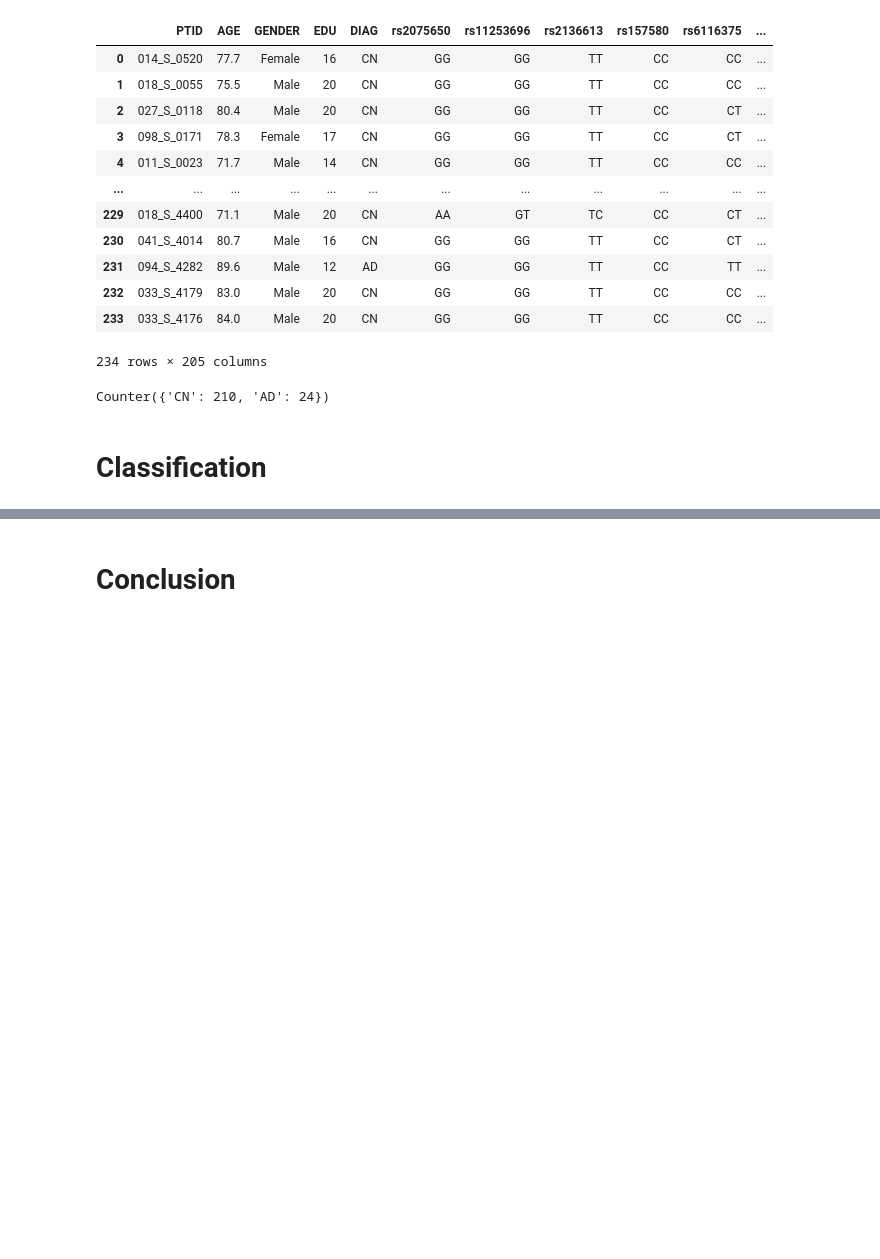
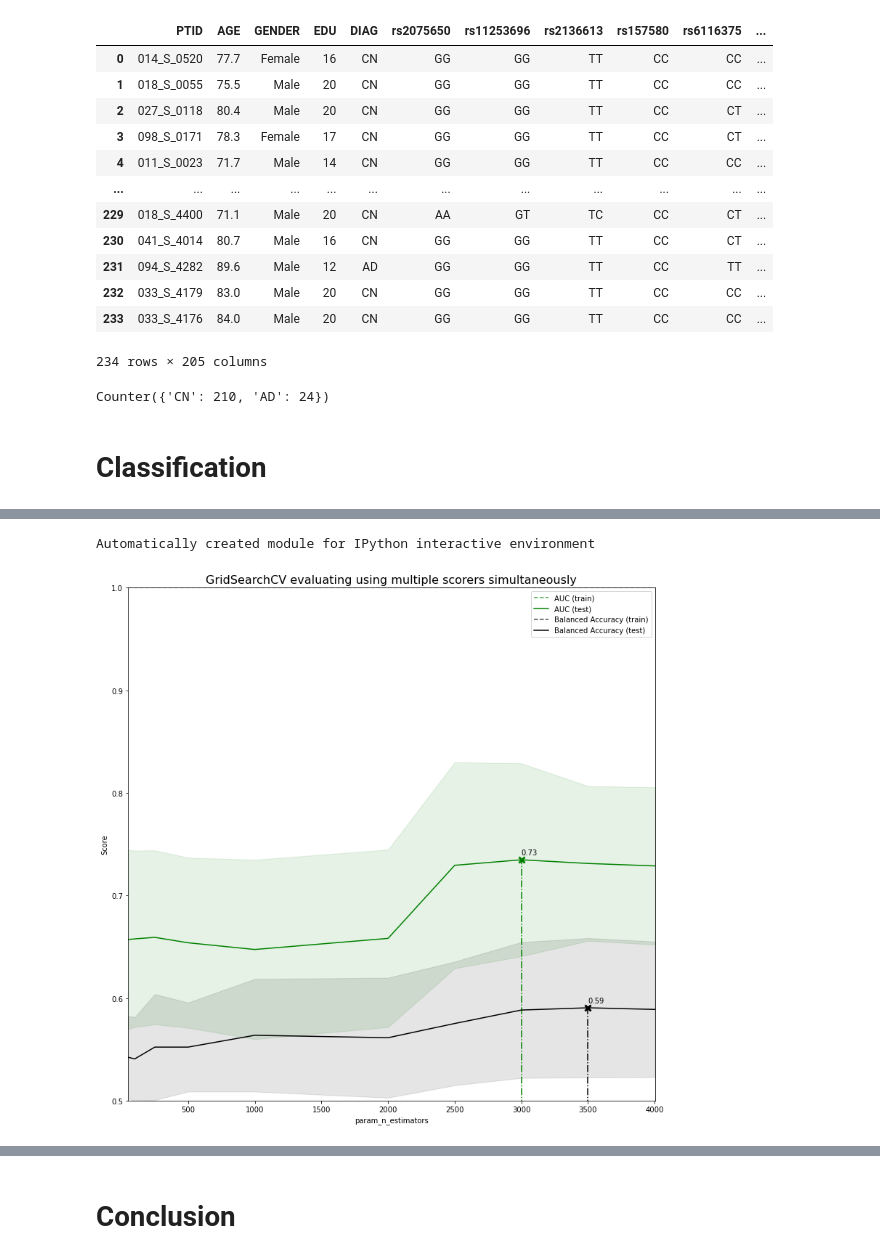
Before and after one commit to mvrl/ADNI_Genetics, a Jupyter notebook: GWAS_Gene_Expr/Classification_using_GWAS_GeneExpr.ipynb, the cells around one changed output, grey strips where cells are left out. Drawn from its saved outputs; the diff is of its cells as text; code cells hidden in the pictures; blank space fills up the shorter version.

```diff
--- a/GWAS_Gene_Expr/Classification_using_GWAS_GeneExpr.ipynb
+++ b/GWAS_Gene_Expr/Classification_using_GWAS_GeneExpr.ipynb
@@ -254,3 +267,11 @@ def overall_exp(df,df_type):
+# %%
+df = GWAS_data_final #Options: ['GWAS_data_final','Gene_expr_final','GWAS_GeneExpr_df']
+df_type = 'GWAS' # Options: ['GWAS_GeneExpr','GWAS','GeneExpr']
+results = overall_exp(df,df_type)
+auc_plot(results)
+# %% [output]
+Automatically created module for IPython interactive environment
+[figure, added]
 # %%
 df = GWAS_GeneExpr_df #Options: ['GWAS_data_final','Gene_expr_final','GWAS_GeneExpr_df']
 df_type = 'GWAS_GeneExpr' # Options: ['GWAS_GeneExpr','GWAS','GeneExpr']
```
Also changed, not shown: parts of 14 cells of this notebook, 2 other files.
